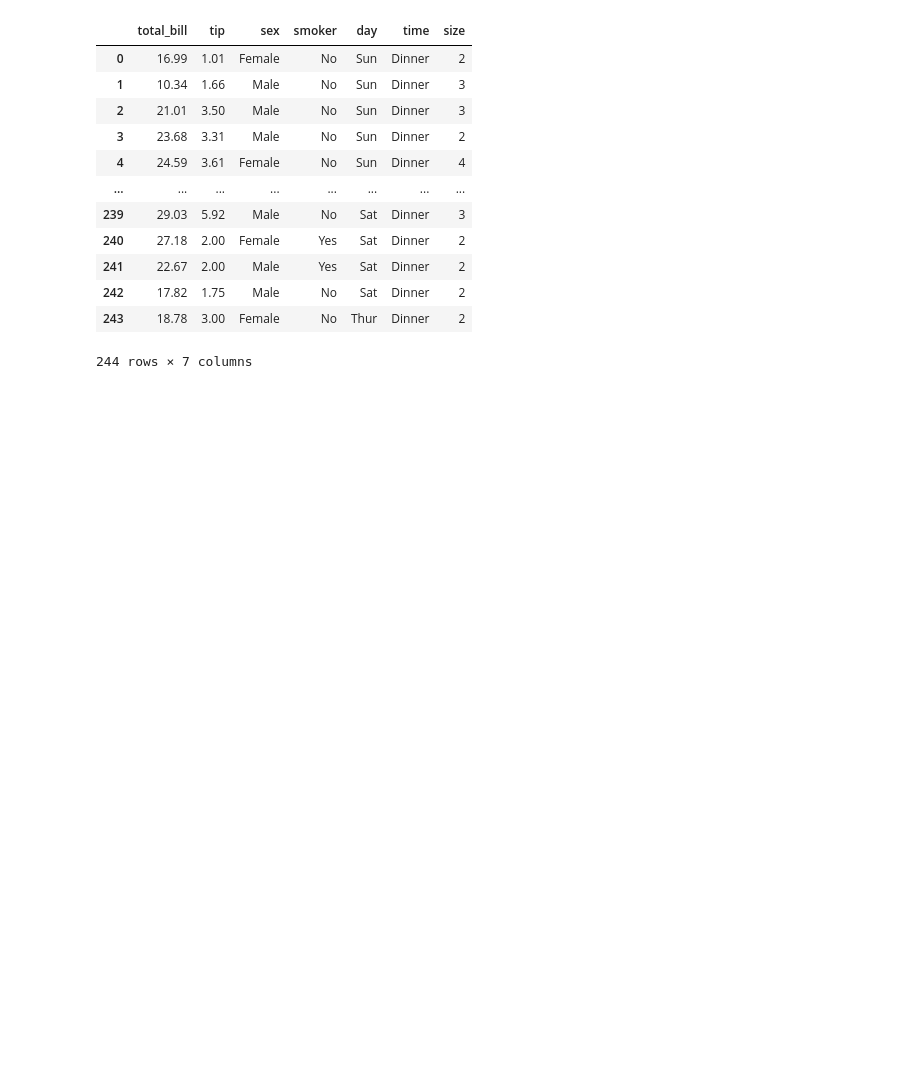
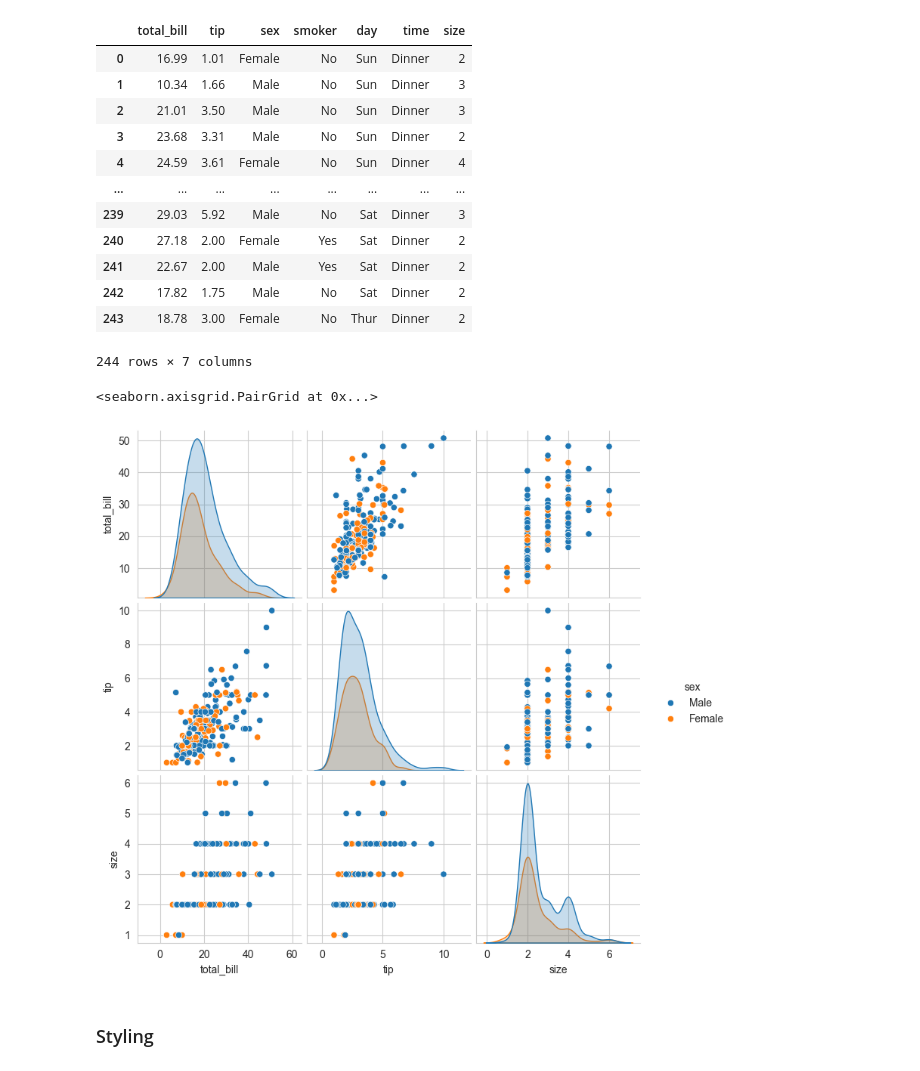
Before and after one commit to nando0307/machine-learning, a Jupyter notebook: Learning/seaborn_learn/seaborn_learn.ipynb, the cells around one changed output. Saved outputs shown, nothing was run; the diff lists cells and outputs as text; code cells hidden in the pictures; blank space fills up the shorter version.

```diff
--- a/Learning/seaborn_learn/seaborn_learn.ipynb
+++ b/Learning/seaborn_learn/seaborn_learn.ipynb
@@ -96,3 +96,10 @@ tips_df
 | 242 | 17.82 | 1.75 | Male | No | Sat | Dinner | 2 |
 | 243 | 18.78 | 3.00 | Female | No | Thur | Dinner | 2 |
 244 rows × 7 columns
+# %%
+sns.pairplot(tips_df, hue = 'sex')
+# %% [output]
+<seaborn.axisgrid.PairGrid at 0x...>
+[figure, added]
+# %% [markdown]
+### Styling
```
Also changed, not shown: parts of 8 cells of this notebook, 1 other file.
